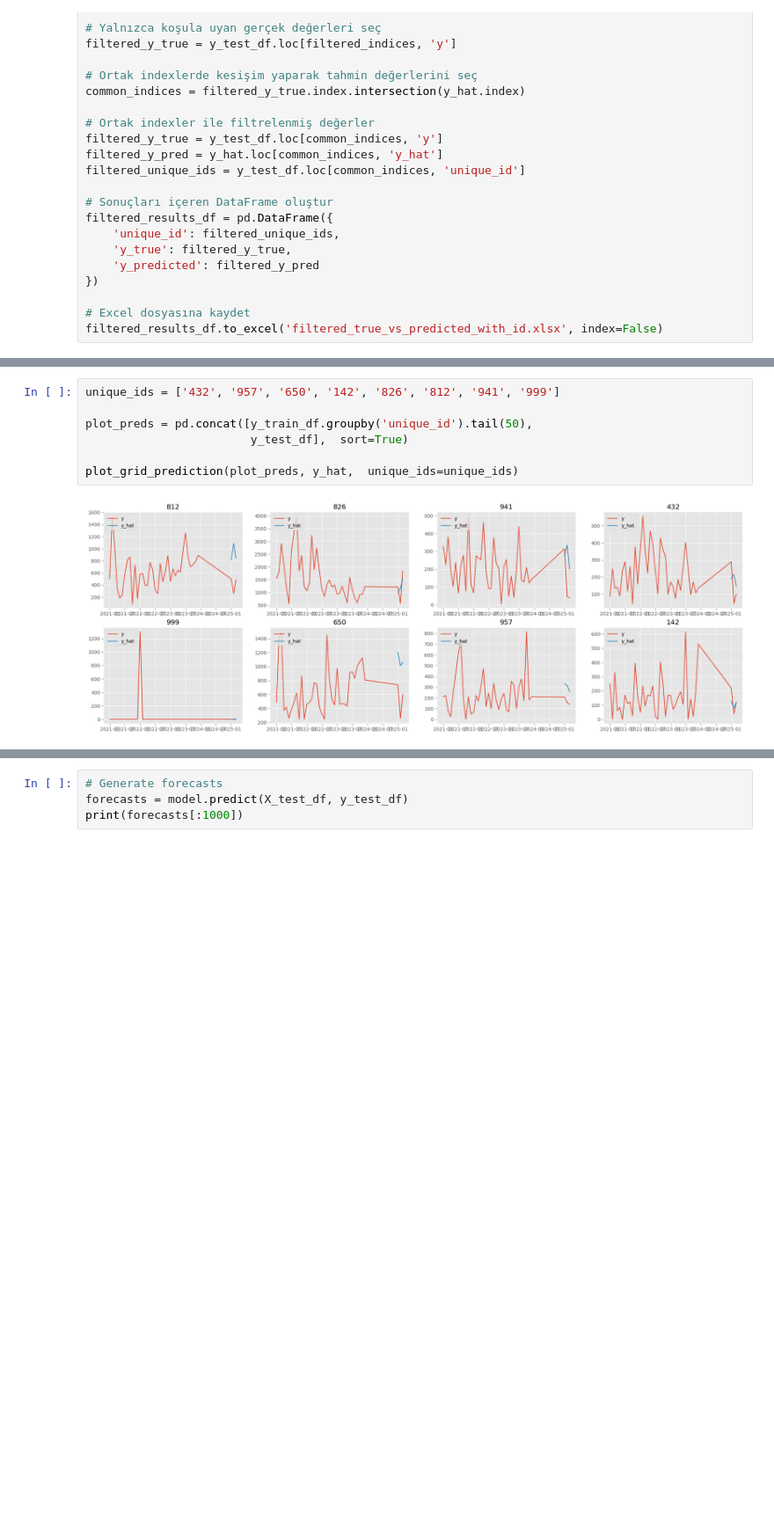
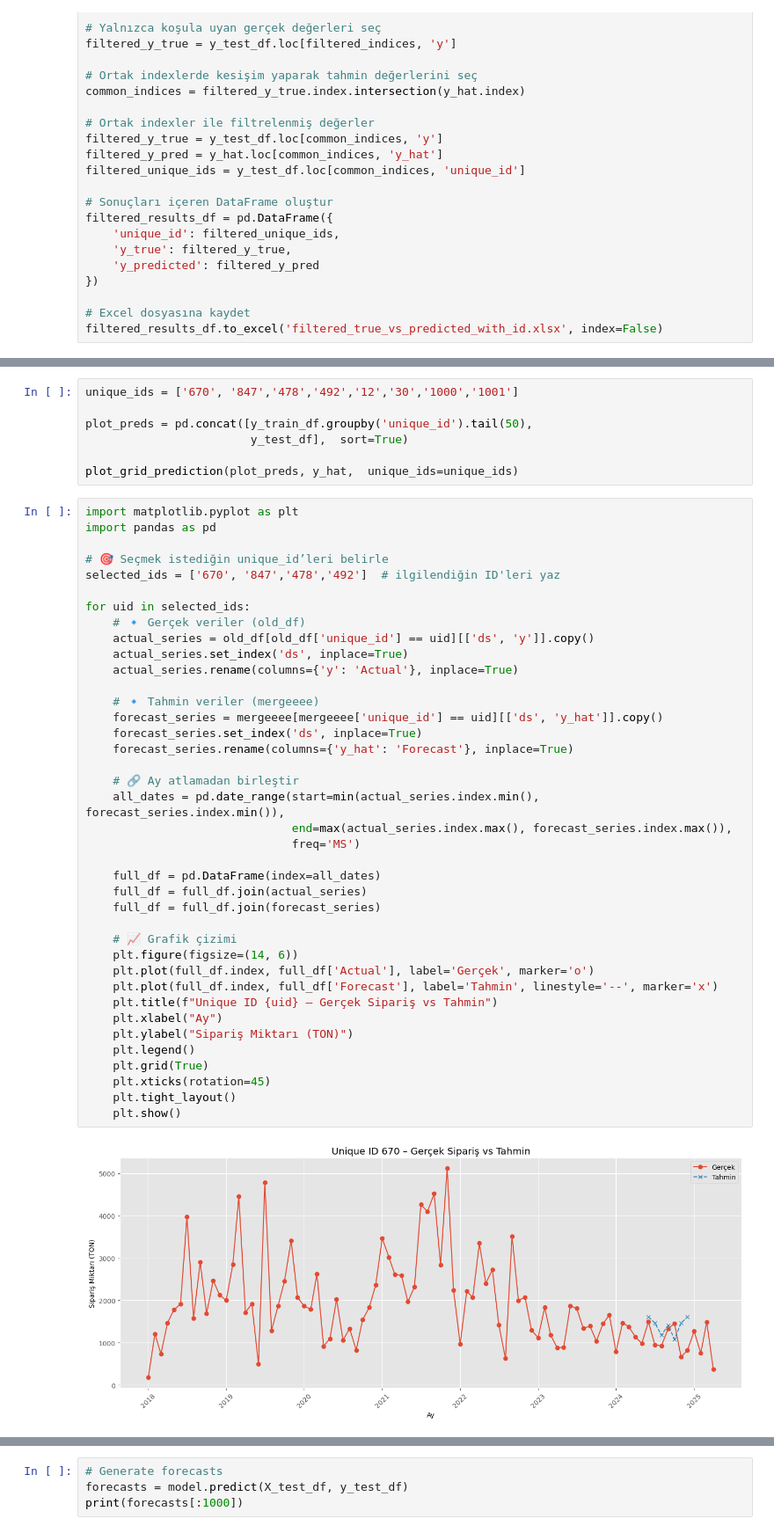
Before and after one commit to byilmaz20/indr491, a Jupyter notebook: ESRNN Algorithm 2.ipynb, the cells around one changed output, grey strips where cells are left out. Shown at 88% size. Cells and saved outputs as stored; diff of their text form; blank space fills up the shorter version.

```diff
--- a/ESRNN Algorithm 2.ipynb
+++ b/ESRNN Algorithm 2.ipynb
@@ -336,9 +344,48 @@ print(f"📈 sMAPE : {final_smape:.2f}%")
 # %%
-unique_ids = ['432', '957', '650', '142', '826', '812', '941', '999']
+unique_ids = ['670', '847','478','492','12','30','1000','1001']
 
 plot_preds = pd.concat([y_train_df.groupby('unique_id').tail(50),
                         y_test_df],  sort=True)
 
 plot_grid_prediction(plot_preds, y_hat,  unique_ids=unique_ids)
-# %% [output]
-[figure, removed]
+# %%
+import matplotlib.pyplot as plt
+import pandas as pd
+
+# 🎯 Seçmek istediğin unique_id’leri belirle
+selected_ids = ['670', '847','478','492']  # ilgilendiğin ID'leri yaz
+
+for uid in selected_ids:
+    # 🔹 Gerçek veriler (old_df)
+    actual_series = old_df[old_df['unique_id'] == uid][['ds', 'y']].copy()
+    actual_series.set_index('ds', inplace=True)
+    actual_series.rename(columns={'y': 'Actual'}, inplace=True)
+
+    # 🔹 Tahmin veriler (mergeeee)
+    forecast_series = mergeeee[mergeeee['unique_id'] == uid][['ds', 'y_hat']].copy()
+    forecast_series.set_index('ds', inplace=True)
+    forecast_series.rename(columns={'y_hat': 'Forecast'}, inplace=True)
+
+    # 🔗 Ay atlamadan birleştir
+    all_dates = pd.date_range(start=min(actual_series.index.min(), forecast_series.index.min()),
+                              end=max(actual_series.index.max(), forecast_series.index.max()),
+                              freq='MS')
+
+    full_df = pd.DataFrame(index=all_dates)
+    full_df = full_df.join(actual_series)
+    full_df = full_df.join(forecast_series)
+
+    # 📈 Grafik çizimi
+    plt.figure(figsize=(14, 6))
+    plt.plot(full_df.index, full_df['Actual'], label='Gerçek', marker='o')
+    plt.plot(full_df.index, full_df['Forecast'], label='Tahmin', linestyle='--', marker='x')
+    plt.title(f"Unique ID {uid} – Gerçek Sipariş vs Tahmin")
+    plt.xlabel("Ay")
+    plt.ylabel("Sipariş Miktarı (TON)")
+    plt.legend()
+    plt.grid(True)
+    plt.xticks(rotation=45)
+    plt.tight_layout()
+    plt.show()
+# %% [output]
+[figure, added]
```
Also changed, not shown: parts of 11 cells of this notebook, 5 other files.
